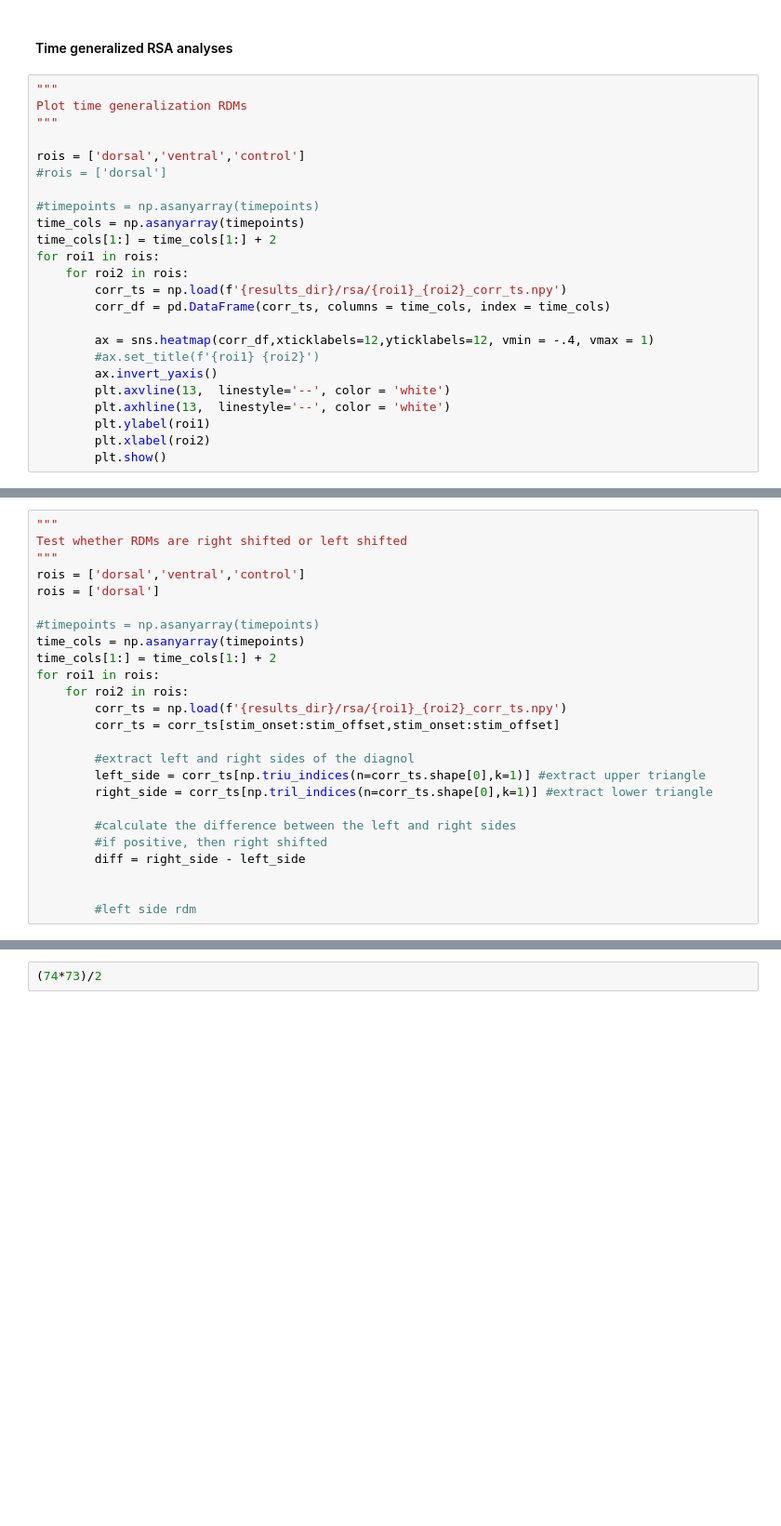
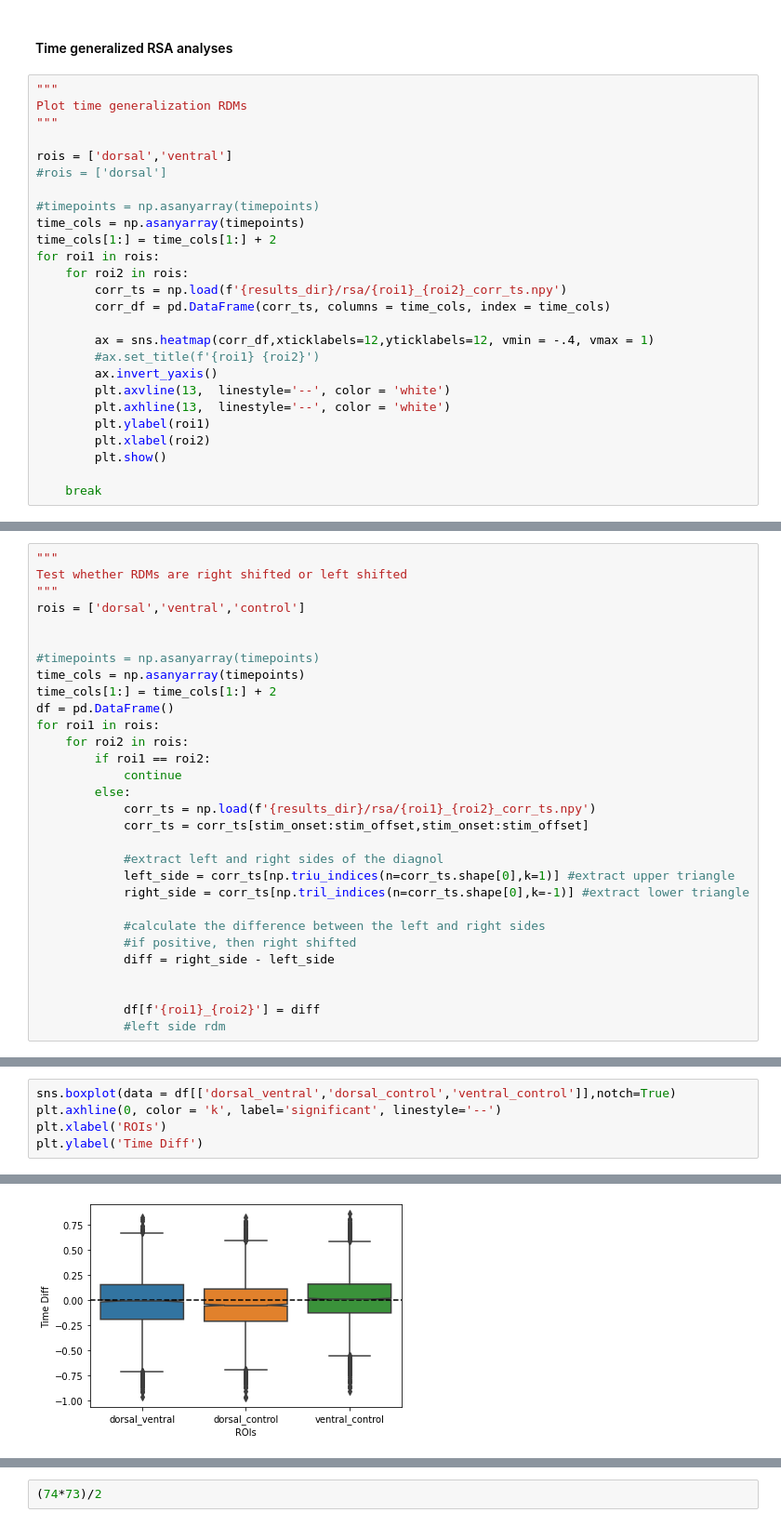
Before and after one commit to vayzenb/pepdoc, a Jupyter notebook: analysis/pepdoc_analysis.ipynb, the cells around one changed output, grey strips where cells are left out. Shown at 93% size. Cells and saved outputs as stored; diff of their text form; blank space fills up the shorter version.

```diff
--- a/analysis/pepdoc_analysis.ipynb
+++ b/analysis/pepdoc_analysis.ipynb
@@ -400,7 +400,7 @@ parameter F test:         F=1.6497  , p=0.0875  , df_denom=1469, df_num=10
 Plot time generalization RDMs
 """
 
-rois = ['dorsal','ventral','control']
+rois = ['dorsal','ventral']
 #rois = ['dorsal']
 
 #timepoints = np.asanyarray(timepoints)
@@ -419,6 +419,8 @@ for roi1 in rois:
         plt.ylabel(roi1)
         plt.xlabel(roi2)
         plt.show()
+
+    break
 # %% [output]
 [figure]
 [figure]
@@ -434,23 +435,28 @@ for roi1 in rois:
 Test whether RDMs are right shifted or left shifted
 """
 rois = ['dorsal','ventral','control']
-rois = ['dorsal']
+
 
 #timepoints = np.asanyarray(timepoints)
 time_cols = np.asanyarray(timepoints)
 time_cols[1:] = time_cols[1:] + 2
+df = pd.DataFrame()
 for roi1 in rois:
     for roi2 in rois:
-        corr_ts = np.load(f'{results_dir}/rsa/{roi1}_{roi2}_corr_ts.npy')
-        corr_ts = corr_ts[stim_onset:stim_offset,stim_onset:stim_offset]
+        if roi1 == roi2:
+            continue
+        else:
+            corr_ts = np.load(f'{results_dir}/rsa/{roi1}_{roi2}_corr_ts.npy')
+            corr_ts = corr_ts[stim_onset:stim_offset,stim_onset:stim_offset]
 
-        #extract left and right sides of the diagnol
-        left_side = corr_ts[np.triu_indices(n=corr_ts.shape[0],k=1)] #extract upper triangle
-        right_side = corr_ts[np.tril_indices(n=corr_ts.shape[0],k=1)] #extract lower triangle
+            #extract left and right sides of the diagnol
+            left_side = corr_ts[np.triu_indices(n=corr_ts.shape[0],k=1)] #extract upper triangle
+            right_side = corr_ts[np.tril_indices(n=corr_ts.shape[0],k=-1)] #extract lower triangle
 
-        #calculate the difference between the left and right sides
-        #if positive, then right shifted
-        diff = right_side - left_side
+            #calculate the difference between the left and right sides
+            #if positive, then right shifted
+            diff = right_side - left_side
 
 
-        #left side rdm
+            df[f'{roi1}_{roi2}'] = diff
+            #left side rdm
@@ -466,0 +463,6 @@ corr_ts.shape
+# %%
+sns.boxplot(data = df[['dorsal_ventral','dorsal_control','ventral_control']],notch=True)
+plt.axhline(0, color = 'k', label='significant', linestyle='--')
+plt.xlabel('ROIs')
+plt.ylabel('Time Diff')
+# %% [output]
@@ -466,0 +470 @@ corr_ts.shape
+[figure, added]
```
Also changed, not shown: parts of 8 cells of this notebook, 11 other files.
